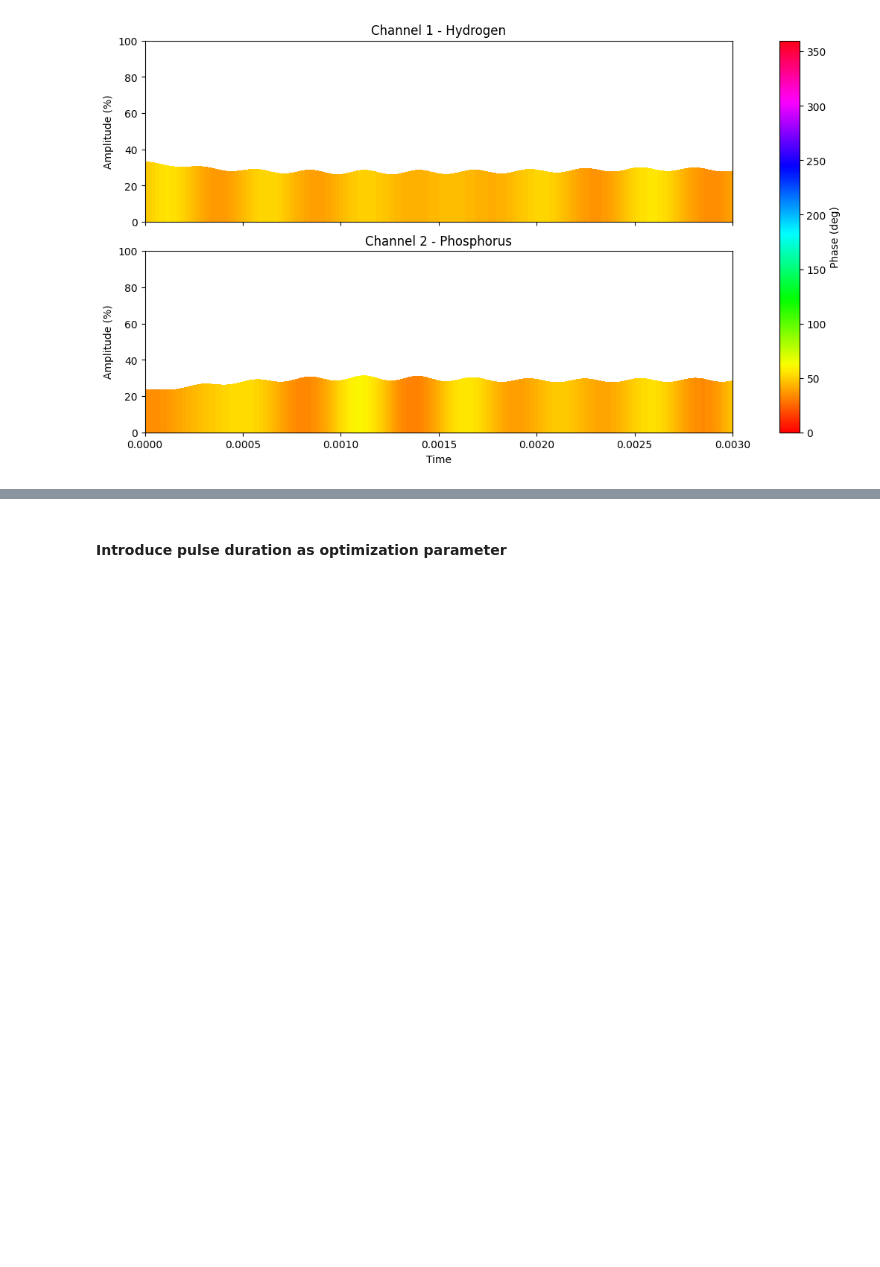
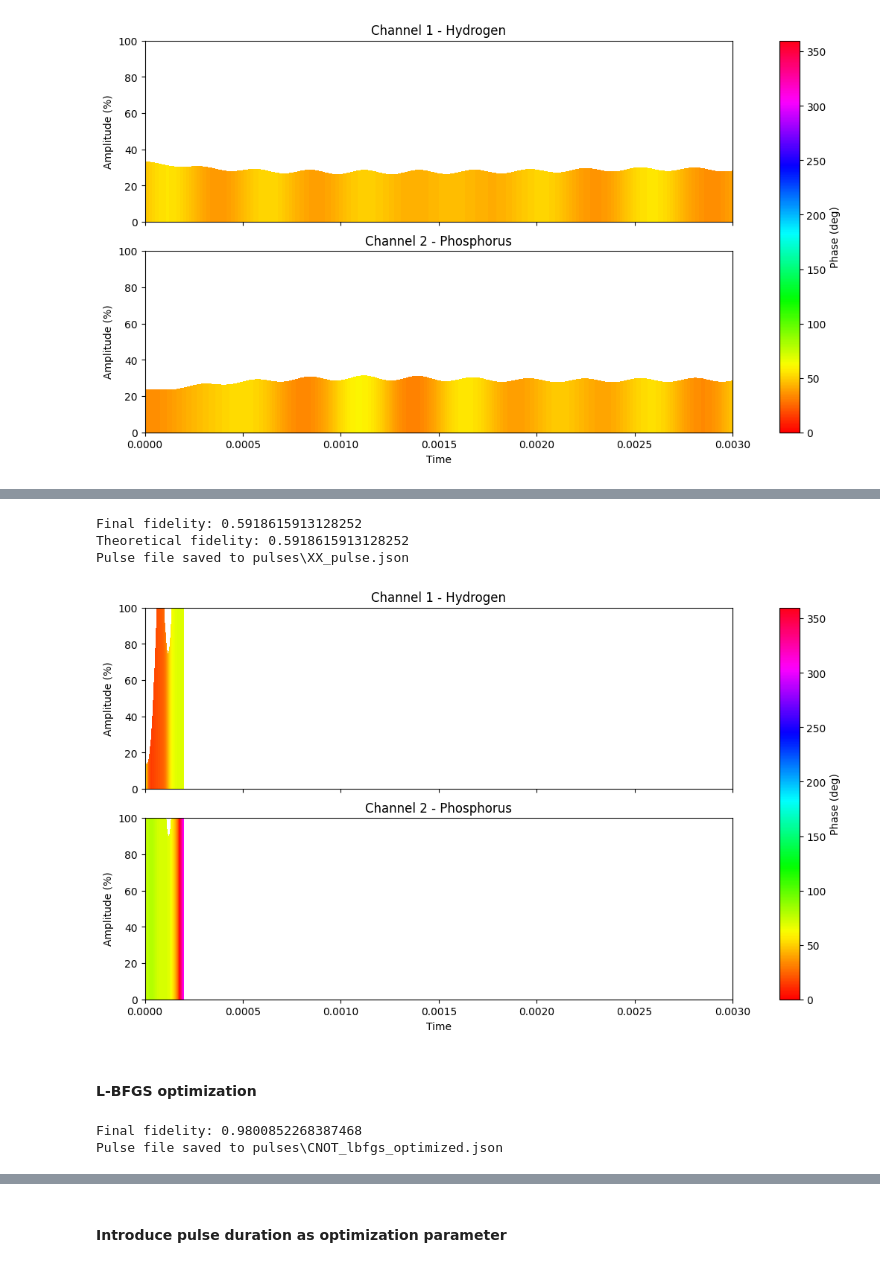
Before and after one commit to andrehroque/python-ml-projects, a Jupyter notebook: NMR-pulse-optimization/pulse optimization.ipynb, the cells around one changed output, grey strips where cells are left out. Saved outputs shown, nothing was run; the diff lists cells and outputs as text; code cells hidden in the pictures; blank space fills up the shorter version.

```diff
--- a/NMR-pulse-optimization/pulse optimization.ipynb
+++ b/NMR-pulse-optimization/pulse optimization.ipynb
@@ -1568,0 +1825,57 @@ redo cnot optimizations with different starting points? any kind of optimization
+# %%
+dt = 1e-6
+t = 200e-6
+N = int(t/dt)
+J = 696
+
+U_XX = np.array([[0,0,0,1],
+                   [0,0,1,0],
+                   [0,1,0,0],
+                   [1,0,0,0]], dtype=np.complex128)
+
+start_parameters = (
+    np.full(N, 1, dtype=np.float64),
+    np.full(N, 1, dtype=np.float64),
+    np.full(N, 1, dtype=np.float64),
+    np.full(N, 1, dtype=np.float64)
+)
+
+Rx_H, Ry_H, Rx_P, Ry_P, F = pulse_optimize_grape(U_cnot, J, t, N, 0.01, 10000, start_parameters)
+print(f"Theoretical fidelity: {F}")
+
+export_to_json_GRAPE_2channel("XX_pulse","XX pulse 80 micro, 0.2 start",F,t,N,Rx_H,Ry_H,Rx_P,Ry_P,"andreroque")
+# %% [output]
+Final fidelity: 0.5918615913128252
+Theoretical fidelity: 0.5918615913128252
+Pulse file saved to pulses\XX_pulse.json
+# %%
+plot_pulse_from_json("pulses/XX_pulse.json")
+# %% [output]
+[figure, added]
+# %% [markdown]
+#### L-BFGS optimization
+# %%
+J = 696
+dt = 2e-6
+t = 1e-3
+N = int(t/dt)
+
+alpha = 0.00001
+start_params = (np.full(N,alpha), np.full(N,alpha),
+                np.full(N,alpha), np.full(N,alpha))
+
+Rx_H, Ry_H, Rx_P, Ry_P, F_final, U_final = pulse_optimize_grape_lbfgs(
+    U_cnot, J, t, N,
+    H_x_H, H_y_H, H_x_P, H_y_P, H_J,
+    startParameters=start_params,
+    max_iter=1000,
+    lambda_smooth=5e-3,
+    delta_RF=0.05
+)
+
+print("Final fidelity:", F_final)
+
+export_to_json_GRAPE_2channel("CNOT_lbfgs_optimized","CNOT pulse 8 ms, 0.2 start, l-bfgs",F_final,t,N,Rx_H,Ry_H,Rx_P,Ry_P,"andreroque")
+# %% [output]
+Final fidelity: 0.9800852268387468
+Pulse file saved to pulses\CNOT_lbfgs_optimized.json
```
Also changed, not shown: parts of 20 cells of this notebook, 21 other files.
